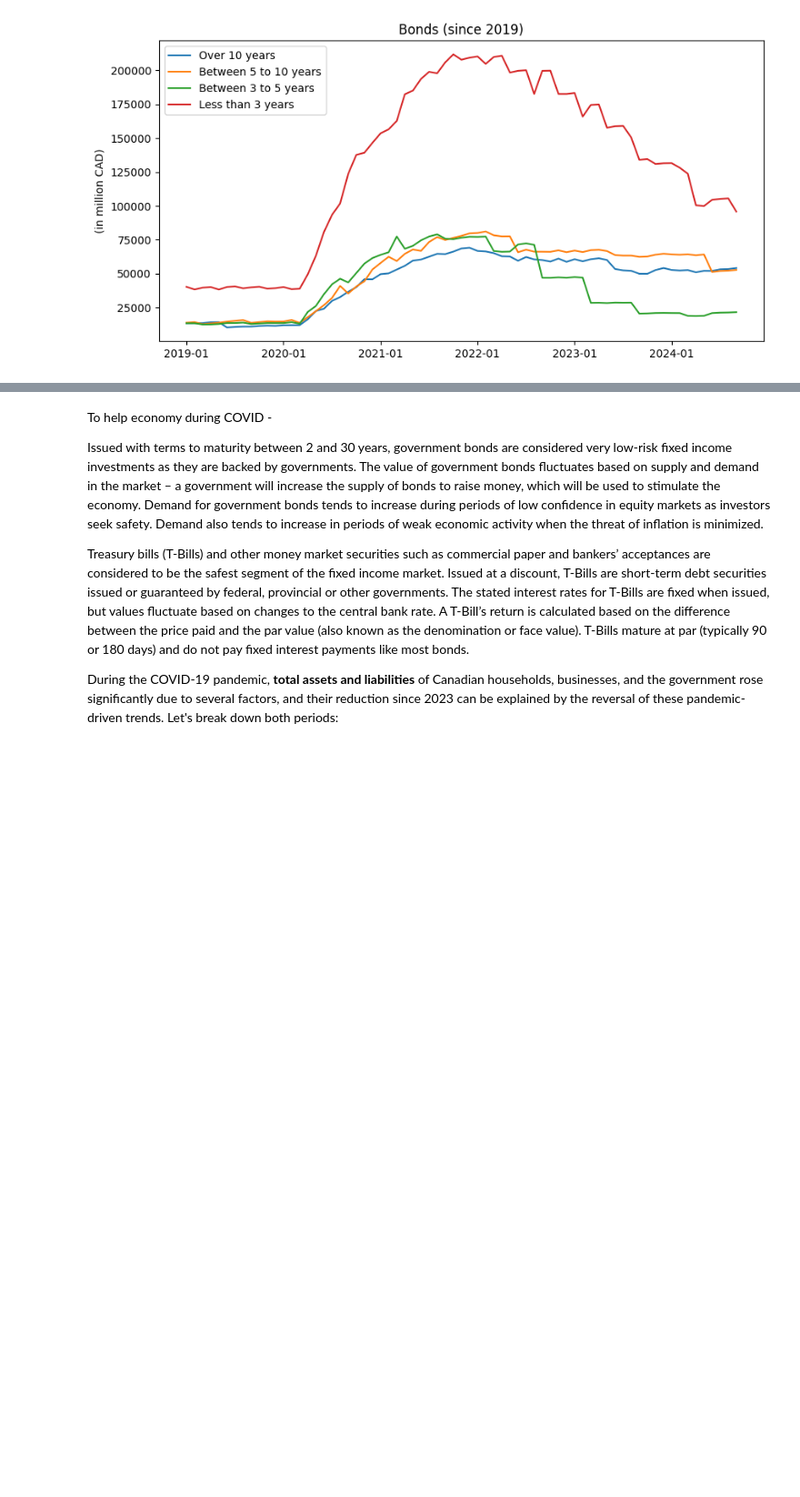
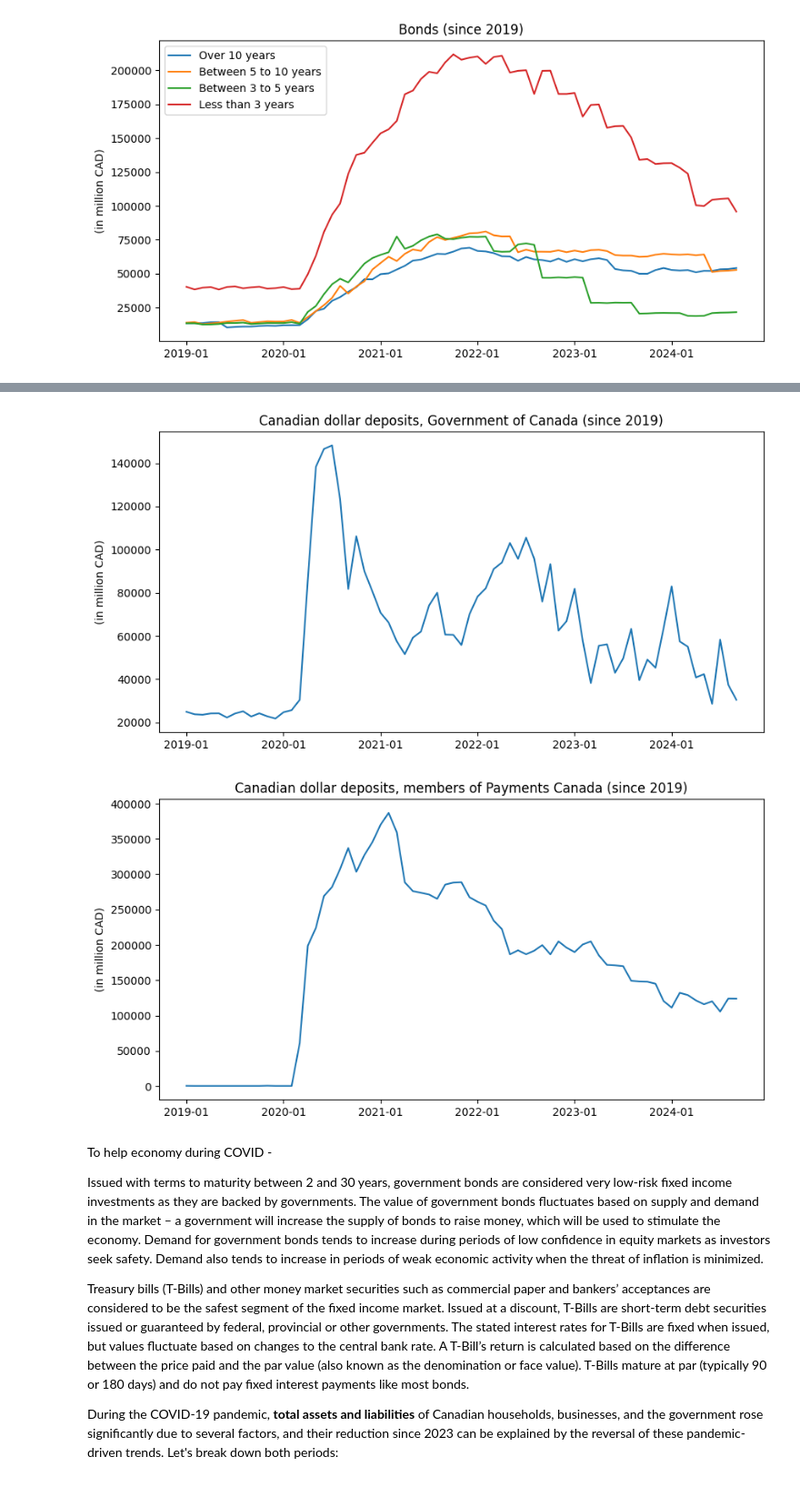
Before and after one commit to vanshuwjoshi/Bank-of-Canada-Assets-and-Liabilities, a Jupyter notebook: data_explore.ipynb, the cells around one changed output, grey strips where cells are left out. Shown at 91% size. Cells and saved outputs as stored; diff of their text form; code cells hidden in the pictures; blank space fills up the shorter version.

```diff
--- a/data_explore.ipynb
+++ b/data_explore.ipynb
@@ -194,3 +215,9 @@ plt.show()
+# %%
+plot_data_2019("Canadian dollar deposits, Government of Canada")
+plot_data_2019("Canadian dollar deposits, members of Payments Canada")
+# %% [output]
+[figure, added]
+[figure, added]
 # %% [markdown]
 To help economy during COVID -
 
```
Also changed, not shown: parts of 2 cells of this notebook.
